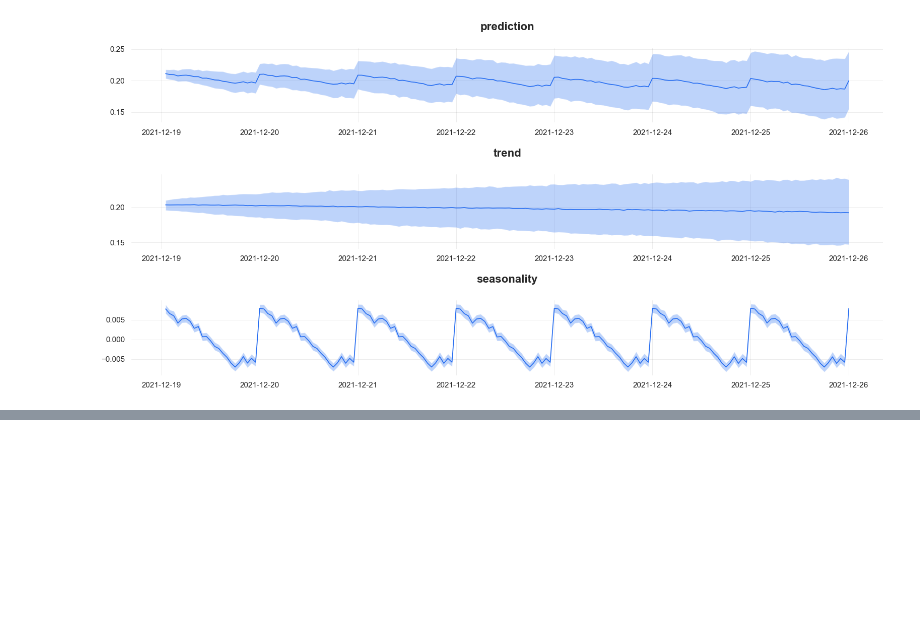
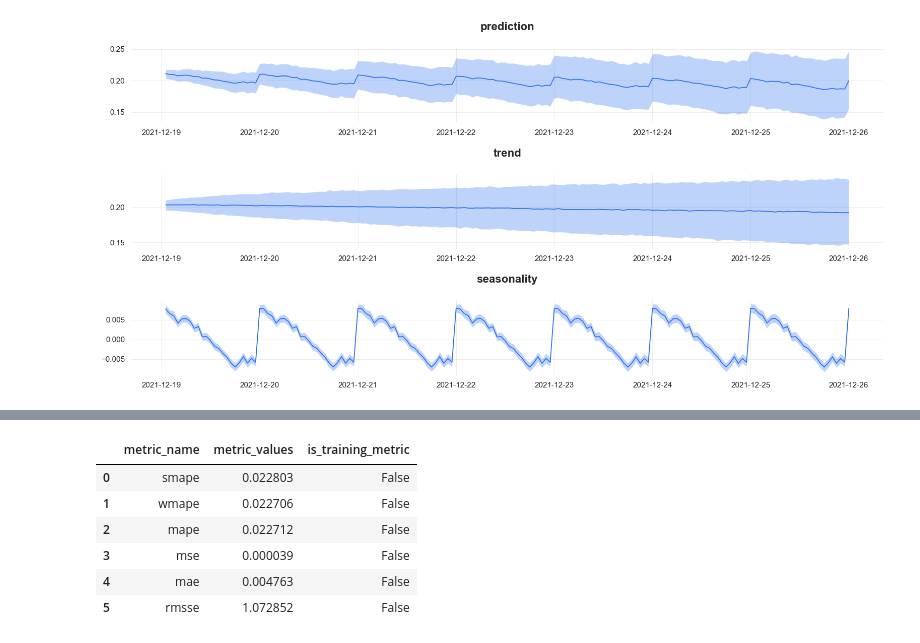
Before and after one commit to YanaOrf/SaaS_Key_Metrics_AB_testing-, a Jupyter notebook: Metrics_prediction.ipynb, the cells around one changed output, grey strips where cells are left out. Drawn from its saved outputs; the diff is of its cells as text; code cells hidden in the pictures; blank space fills up the shorter version.

```diff
--- a/Metrics_prediction.ipynb
+++ b/Metrics_prediction.ipynb
@@ -247,0 +265,11 @@ _ = plot_predicted_components(predicted_df, "hour_time", plot_components=['predi
+# %%
+bt_exp.fit_predict() #train the model
+bt_exp.score() #output metrics
+# %% [output]
+|  | metric_name | metric_values | is_training_metric |
+| 0 | smape | 0.022803 | False |
+| 1 | wmape | 0.022706 | False |
+| 2 | mape | 0.022712 | False |
+| 3 | mse | 0.000039 | False |
+| 4 | mae | 0.004763 | False |
+| 5 | rmsse | 1.072852 | False |
```
Also changed, not shown: parts of 18 cells of this notebook.
